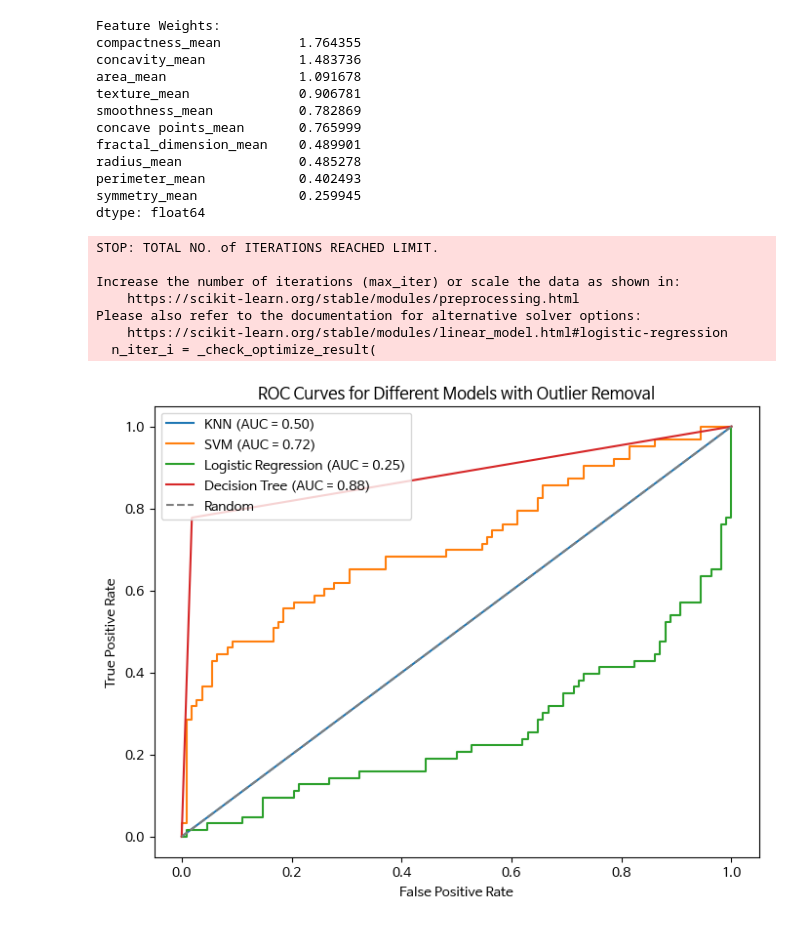
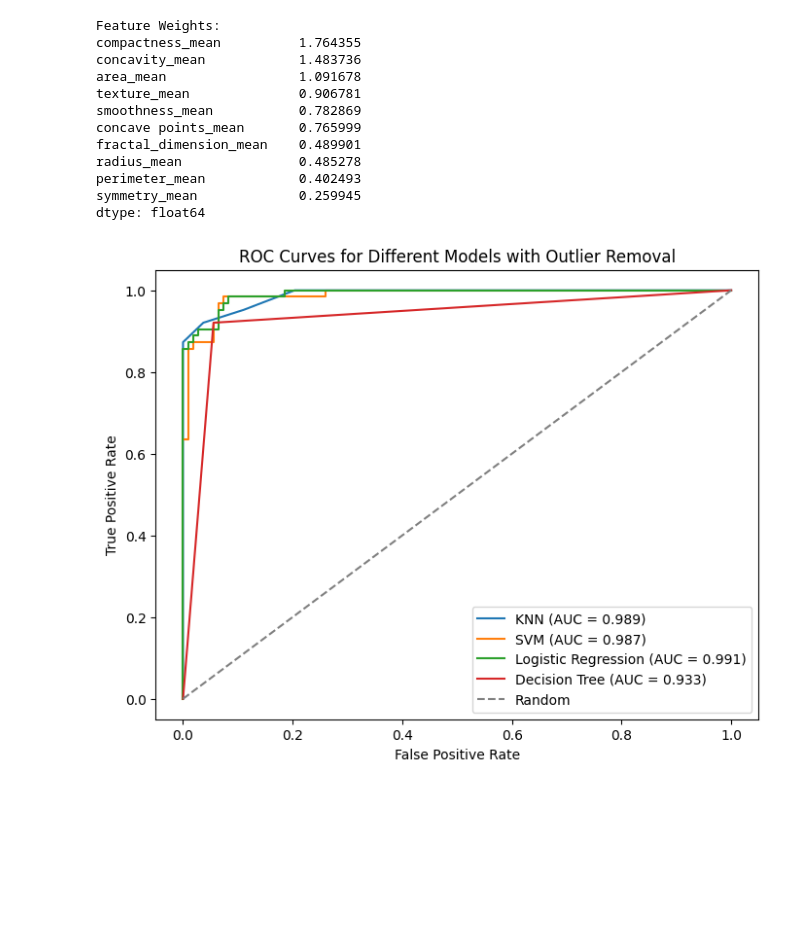
Before and after one commit to newgodin/hoseomachine, a Jupyter notebook: 유방암진단.ipynb, the cells around one changed output. Drawn from its saved outputs; the diff is of its cells as text; code cells hidden in the pictures; blank space fills up the shorter version.

```diff
--- a/유방암진단.ipynb
+++ b/유방암진단.ipynb
@@ -1096,11 +1066,6 @@ test_size = 0.3
 # 트레인 테스트 스플릿
 X_train, X_test, y_train, y_test = train_test_split(mean_columns, target, test_size=0.3, random_state=42)
 
-# 데이터 스케일링
-scaler = StandardScaler()
-X_train_scaled = scaler.fit_transform(X_train)
-X_test_scaled = scaler.transform(X_test)
-
 # IQR을 사용하여 이상치 제거
 Q1 = X_train.quantile(0.25)
 Q3 = X_train.quantile(0.75)
@@ -1112,64 +1077,62 @@ upper_bound = Q3 + 1.5 * IQR
 X_train_no_outliers = X_train[(X_train >= lower_bound) & (X_train <= upper_bound)].dropna()
 y_train_no_outliers = y_train.loc[X_train_no_outliers.index]
 
+# 데이터 스케일링
+scaler = StandardScaler()
+X_train_scaled = scaler.fit_transform(X_train_no_outliers)
+X_test_scaled = scaler.transform(X_test)
+
 # KNN 모델 생성 및 학습
 knn_model = KNeighborsClassifier(n_neighbors=5)
-knn_model.fit(X_train_no_outliers, y_train_no_outliers)
+knn_model.fit(X_train_scaled, y_train_no_outliers)
 
 # SVM 모델 생성 및 학습
 svm_model = SVC(kernel='linear', probability=True, random_state=42)
-svm_model.fit(X_train_no_outliers, y_train_no_outliers)
+svm_model.fit(X_train_scaled, y_train_no_outliers)
 
 # 로지스틱 회귀 모델 생성 및 학습
 logreg_model = LogisticRegression(random_state=42)
-logreg_model.fit(X_train_no_outliers, y_train_no_outliers)
+logreg_model.fit(X_train_scaled, y_train_no_outliers)
 
 # 결정 트리 모델 생성 및 학습
 dt_model = DecisionTreeClassifier(random_state=42)
-dt_model.fit(X_train_no_outliers, y_train_no_outliers)
+dt_model.fit(X_train_scaled, y_train_no_outliers)
 
 # 각 모델의 예측 확률을 얻음
 y_prob_knn = knn_model.predict_proba(X_test_scaled)[:, 1]
 y_prob_svm = svm_model.predict_proba(X_test_scaled)[:, 1]
 y_prob_logreg = logreg_model.predict_proba(X_test_scaled)[:, 1]
 y_prob_dt = dt_model.predict_proba(X_test_scaled)[:, 1]
 
 # ROC 곡선을 그리기 위해 FPR 및 TPR 계산
 fpr_knn, tpr_knn, _ = roc_curve(y_test, y_prob_knn)
 fpr_svm, tpr_svm, _ = roc_curve(y_test, y_prob_svm)
 fpr_logreg, tpr_logreg, _ = roc_curve(y_test, y_prob_logreg)
 fpr_dt, tpr_dt, _ = roc_curve(y_test, y_prob_dt)
 
 # ROC 곡선의 면적(AUC) 계산
 roc_auc_knn = auc(fpr_knn, tpr_knn)
 roc_auc_svm = auc(fpr_svm, tpr_svm)
 roc_auc_logreg = auc(fpr_logreg, tpr_logreg)
 roc_auc_dt = auc(fpr_dt, tpr_dt)
 
 # ROC 곡선 그리기
 plt.figure(figsize=(8, 6))
-plt.plot(fpr_knn, tpr_knn, label=f'KNN (AUC = {roc_auc_knn:.2f})')
-plt.plot(fpr_svm, tpr_svm, label=f'SVM (AUC = {roc_auc_svm:.2f})')
-plt.plot(fpr_logreg, tpr_logreg, label=f'Logistic Regression (AUC = {roc_auc_logreg:.2f})')
-plt.plot(fpr_dt, tpr_dt, label=f'Decision Tree (AUC = {roc_auc_dt:.2f})')
+plt.plot(fpr_knn, tpr_knn, label=f'KNN (AUC = {roc_auc_knn:.3f})')
+plt.plot(fpr_svm, tpr_svm, label=f'SVM (AUC = {roc_auc_svm:.3f})')
+plt.plot(fpr_logreg, tpr_logreg, label=f'Logistic Regression (AUC = {roc_auc_logreg:.3f})')
+plt.plot(fpr_dt, tpr_dt, label=f'Decision Tree (AUC = {roc_auc_dt:.3f})')
 
 # 랜덤 모델의 ROC 곡선 그리기
 plt.plot([0, 1], [0, 1], linestyle='--', color='gray', label='Random')
 
 plt.title('ROC Curves for Different Models with Outlier Removal')
 plt.xlabel('False Positive Rate')
 plt.ylabel('True Positive Rate')
 plt.legend()
 plt.show()
 # %% [output]
-STOP: TOTAL NO. of ITERATIONS REACHED LIMIT.
-
-Increase the number of iterations (max_iter) or scale the data as shown in:
-    https://scikit-learn.org/stable/modules/preprocessing.html
-Please also refer to the documentation for alternative solver options:
-    https://scikit-learn.org/stable/modules/linear_model.html#logistic-regression
-  n_iter_i = _check_optimize_result(
-[figure, old version]
+[figure, new version]
 # %%
 import numpy as np
 import matplotlib.pyplot as plt
```
Also changed, not shown: parts of 2 cells of this notebook.
